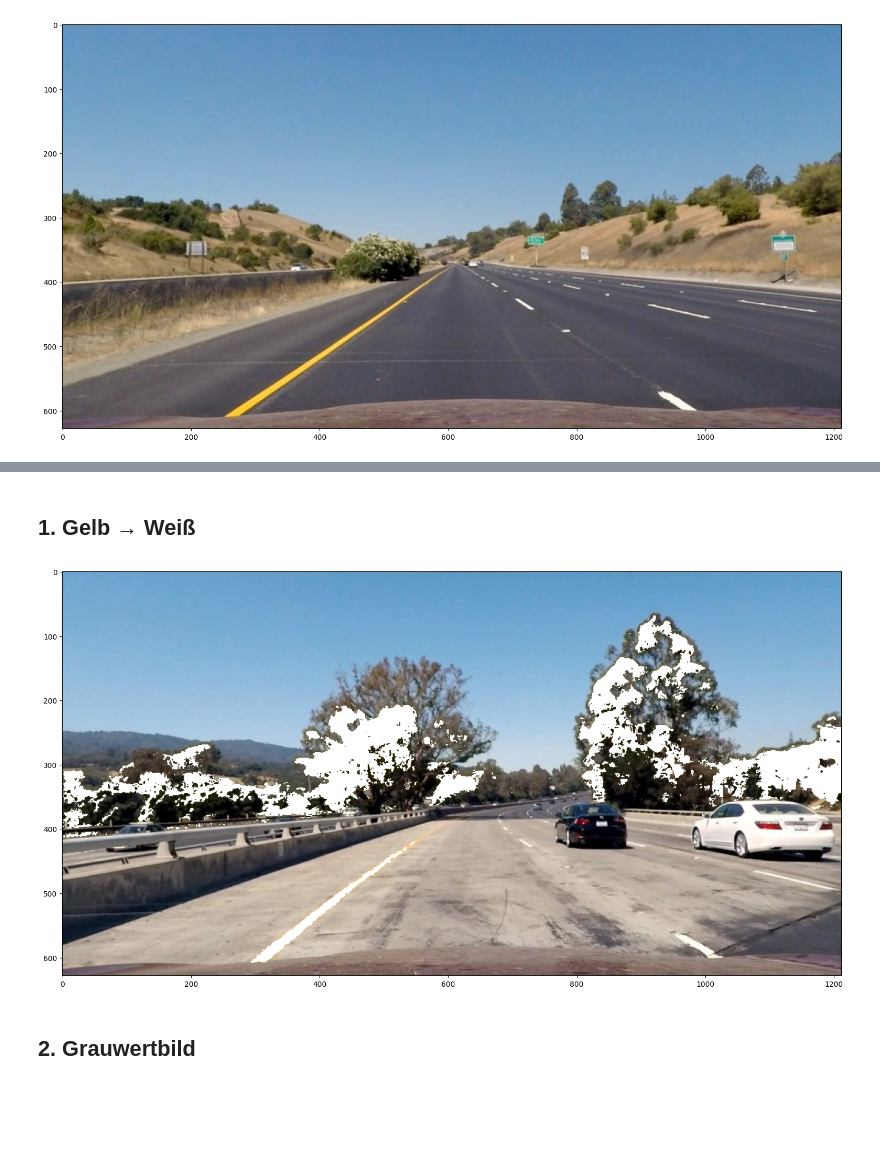
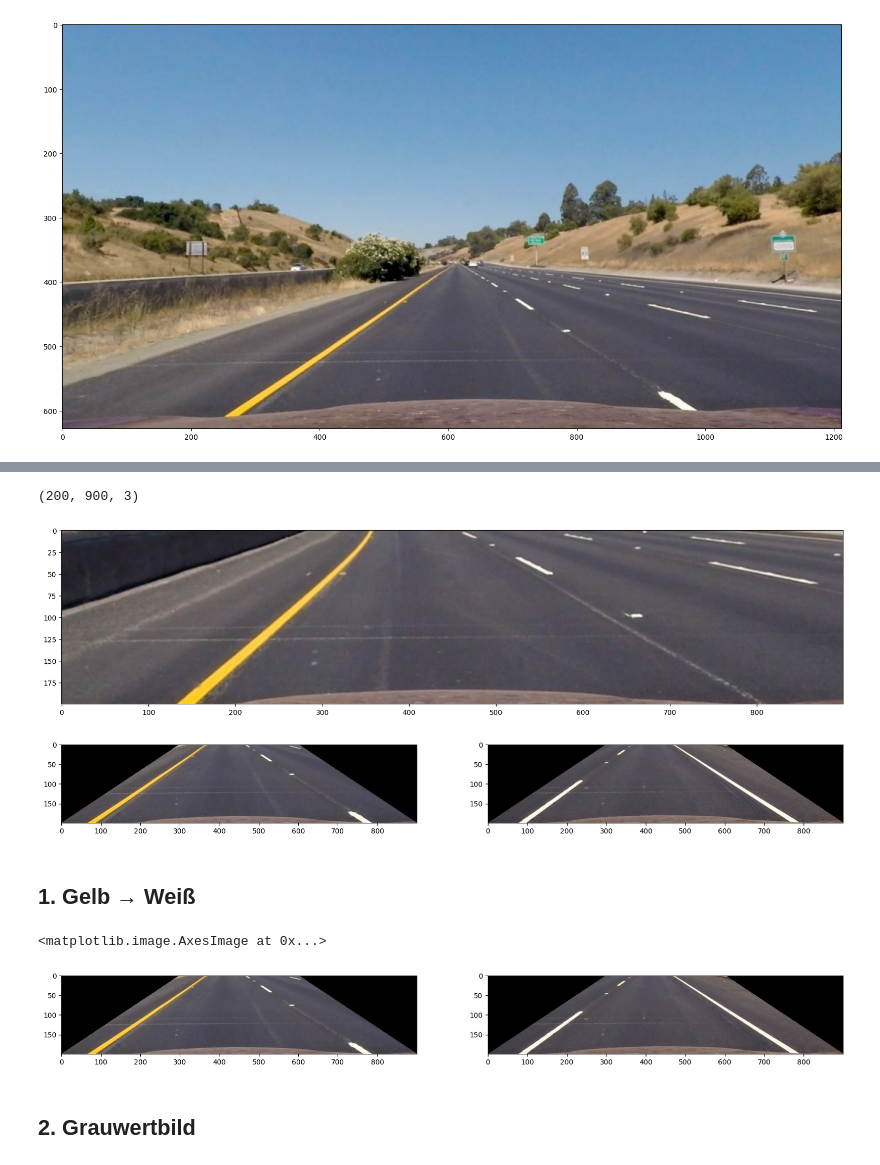
Before and after one commit to Ben-schlch/conventional_lane_detection, a Jupyter notebook: Projekt_Spurerkennung_v2.ipynb, the cells around one changed output, grey strips where cells are left out. Cells and saved outputs as stored; diff of their text form; code cells hidden in the pictures; blank space fills up the shorter version.

```diff
--- a/Projekt_Spurerkennung_v2.ipynb
+++ b/Projekt_Spurerkennung_v2.ipynb
@@ -25,0 +26,9 @@ plt.show()
+# %%
+imgs_cut = [im[400: 600, 200: 1100] for im in imgs]
+print(len(imgs_cut))
+print(imgs_cut[0].shape)
+img = imgs_cut[0]
+
+plt.figure(figsize=(20,10))
+plt.imshow(img)
+plt.show()
@@ -26,34 +39,64 @@ plt.show()
+# %%
+print(img.shape)
+# 4 roi points in clockwise order starting from top left
+src = np.float32([[300, 0],  [0, 200], [900, 200] , [600, 0]])
+
+# function for roi with src
+def black_out_except_roi(img_for_cutting,roi):
+    mask = np.zeros_like(img_for_cutting)
+    cv.fillPoly(mask, np.int32([roi]), (255, 255, 255))
+    return cv.bitwise_and(img_for_cutting, mask)
+
+# cutting all images
+imgs_cut_roi = [black_out_except_roi(im,src) for im in imgs_cut]
+img_cut_roi = black_out_except_roi(img,src)
+
+plt.figure(figsize=(20,10))
+plt.imshow(imgs_cut[3])
+plt.show()
+# %% [output]
+(200, 900, 3)
+[figure, added]
+# %%
+imgs = imgs_cut_roi
+plt.figure(figsize=(20,10))
+# display two images in a subplot
+plt.subplot(1,2,1)
+plt.imshow(imgs[0])
+plt.subplot(1,2,2)
+plt.imshow(imgs[1])
+img = img_cut_roi
+# %% [output]
+[figure, added]
 # %% [markdown]
 ## 1. Gelb → Weiß
 # %%
 
-#imgs = [im[450:-1] for im in imgs]
-#img = img[450:-1]
-
-
-def yellow_to_white(img):
-    img_hsv = cv.cvtColor(img, cv.COLOR_RGB2HSV)
+def yellow_to_white(img_to_change):
+    img_hsv = cv.cvtColor(img_to_change, cv.COLOR_RGB2HSV)
     yellow_low = (20, 75 , 50)
     yellow_high = (40, 255, 255)
-    img_yellow = cv.inRange(img_hsv, yellow_low, yellow_high)
-    img_f = img.copy()
-    img_f[np.where(img_yellow > 0)] = (255, 255, 255)
-    return img_f
+    img_yellow = cv.inRange(img_to_change, yellow_low, yellow_high)
+    img_to_change[np.where(img_yellow > 0)] = (255, 255, 255)
+    return img_to_change
 
 # yellow_low = (20, 75 , 75)
 # yellow_high = (40, 255, 255)
 # img_yellow = cv.inRange(img, yellow_low, yellow_high)
-img_f = yellow_to_white(img)
-img_fs = [yellow_to_white(im) for im in imgs]
+img_y = yellow_to_white(img)
+imgs_y = [yellow_to_white(im) for im in imgs]
 # img_f[np.where(img_yellow > 0)] = (0, 0, 180)
 # img_f = cv.cvtColor(img_f, cv.COLOR_HSV2RGB)
 
 
 plt.figure(figsize=(20,10))
-plt.imshow(img_fs[2])
-plt.show()
+plt.subplot(1,2,1)
+plt.imshow(img_y)
+plt.subplot(1,2,2)
+plt.imshow(imgs_y[1])
 # %% [output]
+<matplotlib.image.AxesImage at 0x...>
-[figure, old version]
+[figure, new version]
 # %% [markdown]
 ## 2. Grauwertbild
 # %%
```
Also changed, not shown: parts of 8 cells of this notebook, 2 other files.
